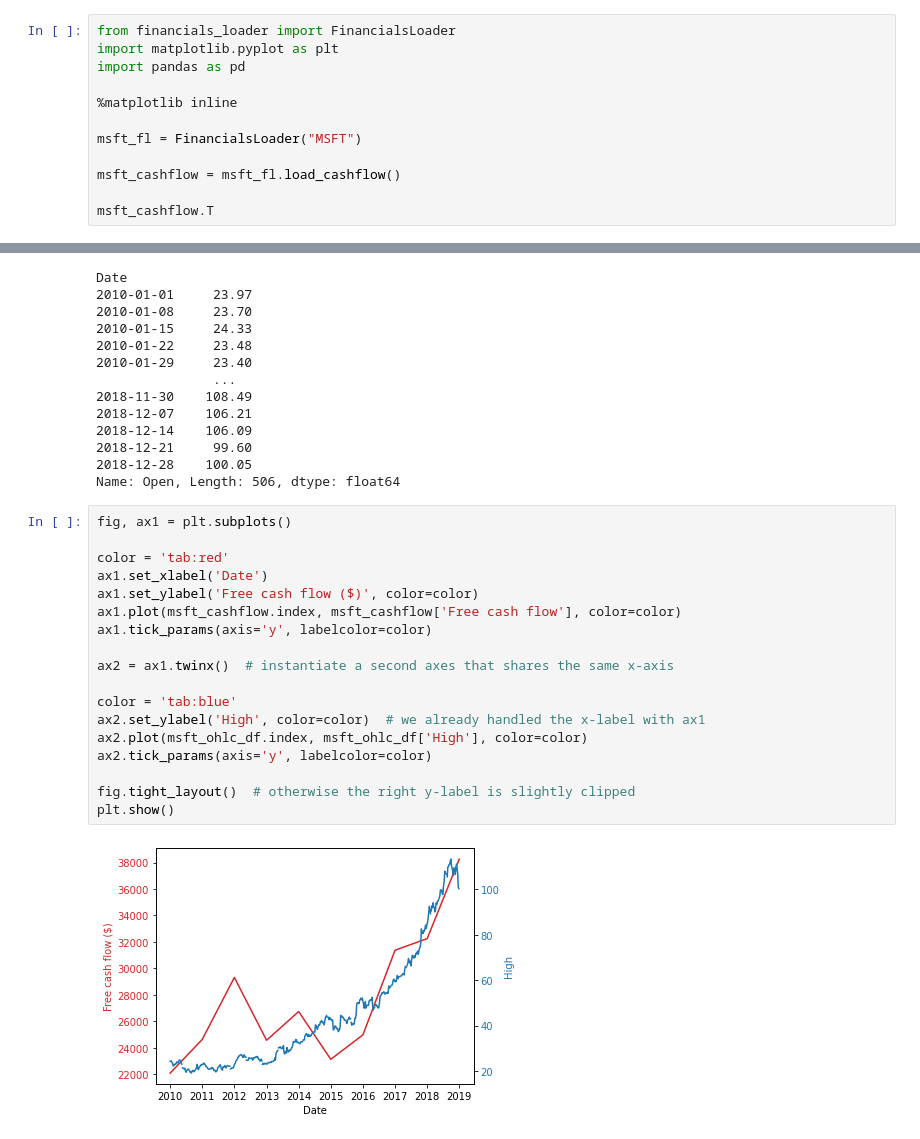
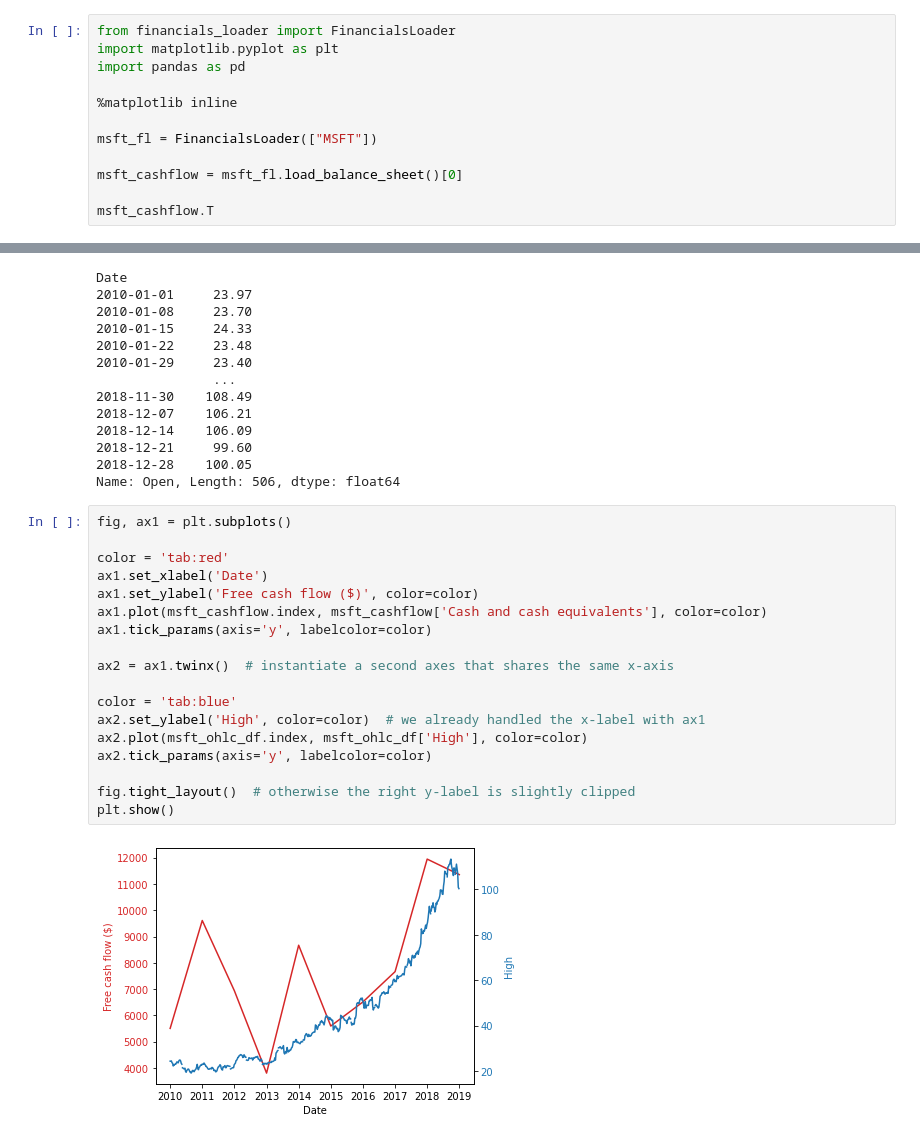
Before and after one commit to michaelsru/Finance-App, a Jupyter notebook: plot_data.ipynb, the cells around one changed output, grey strips where cells are left out. Cells and saved outputs as stored; diff of their text form.

```diff
--- a/plot_data.ipynb
+++ b/plot_data.ipynb
@@ -5,8 +5,8 @@ import pandas as pd
 
 %matplotlib inline
 
-msft_fl = FinancialsLoader("MSFT")
+msft_fl = FinancialsLoader(["MSFT"])
 
-msft_cashflow = msft_fl.load_cashflow()
+msft_cashflow = msft_fl.load_balance_sheet()[0]
 
 msft_cashflow.T
@@ -61,23 +77,23 @@ Name: Open, Length: 506, dtype: float64
 # %%
 fig, ax1 = plt.subplots()
 
 color = 'tab:red'
 ax1.set_xlabel('Date')
 ax1.set_ylabel('Free cash flow ($)', color=color)
-ax1.plot(msft_cashflow.index, msft_cashflow['Free cash flow'], color=color)
+ax1.plot(msft_cashflow.index, msft_cashflow['Cash and cash equivalents'], color=color)
 ax1.tick_params(axis='y', labelcolor=color)
 
 ax2 = ax1.twinx()  # instantiate a second axes that shares the same x-axis
 
 color = 'tab:blue'
 ax2.set_ylabel('High', color=color)  # we already handled the x-label with ax1
 ax2.plot(msft_ohlc_df.index, msft_ohlc_df['High'], color=color)
 ax2.tick_params(axis='y', labelcolor=color)
 
 fig.tight_layout()  # otherwise the right y-label is slightly clipped
 plt.show()
 # %% [output]
-[figure, old version]
+[figure, new version]
 # %%
 import plotly.graph_objects as go
 
```
Also changed, not shown: parts of 4 cells of this notebook, 9 other files.
